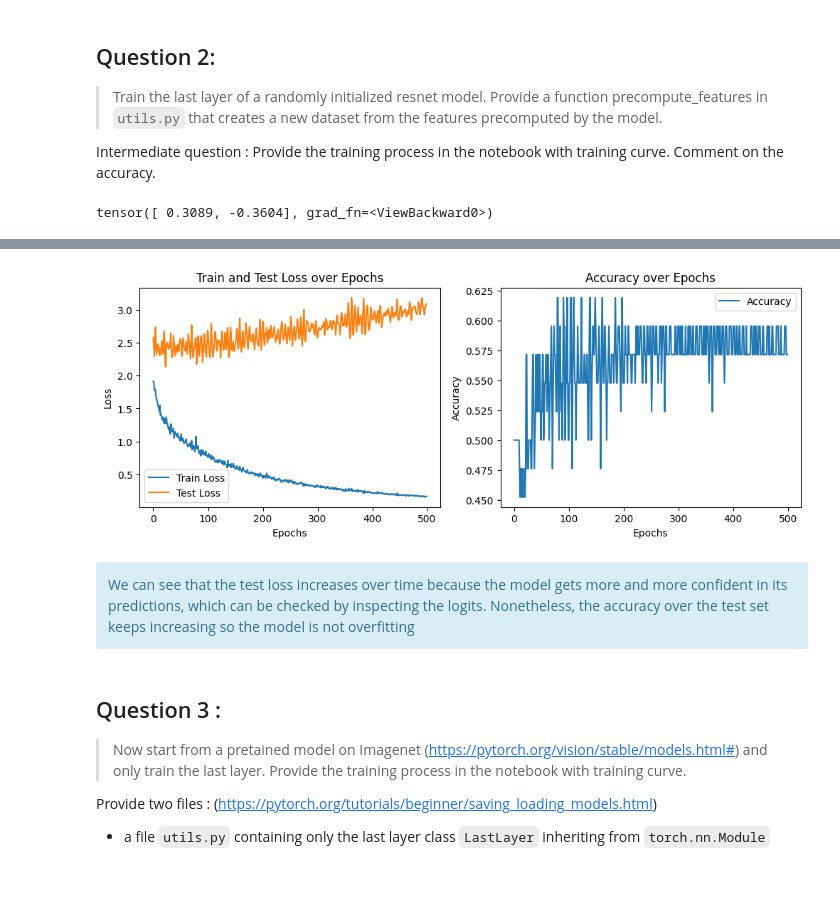
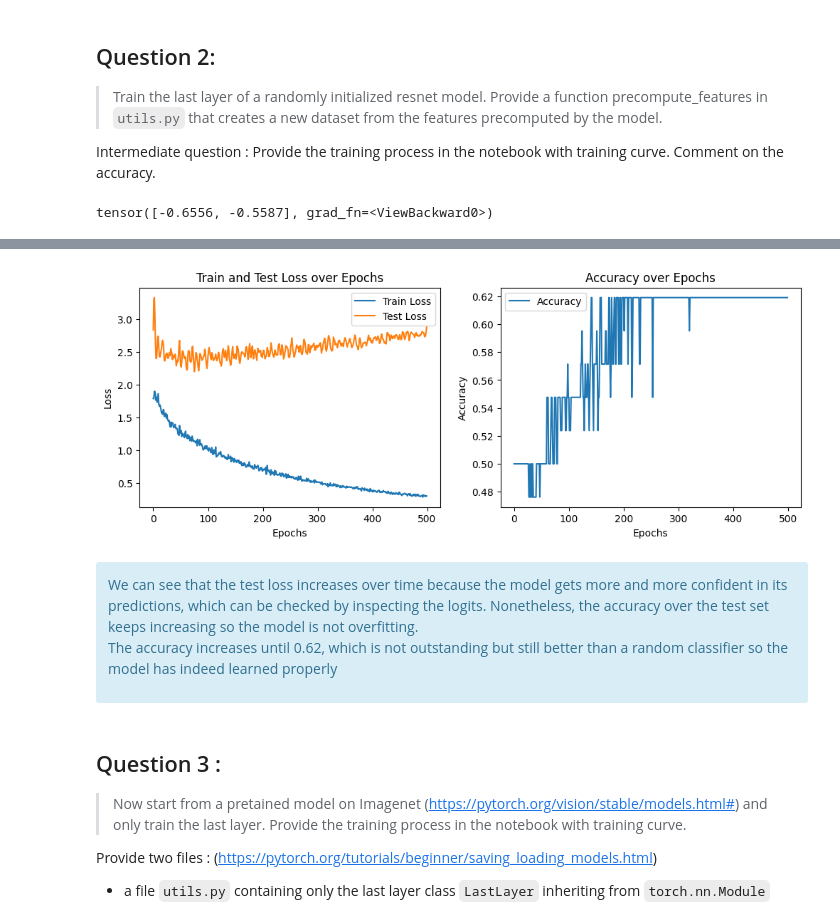
Before and after one commit to matthieuneau/deep-learning-practice, a Jupyter notebook: TP4.ipynb, the cells around one changed output, grey strips where cells are left out. Cells and saved outputs as stored; diff of their text form; code cells hidden in the pictures; blank space fills up the shorter version.

```diff
--- a/TP4.ipynb
+++ b/TP4.ipynb
@@ -127,7 +107,7 @@ last_layer(features_dataset[0][0].unsqueeze(0))
 
 n_epochs = 500
 loss_fn = nn.CrossEntropyLoss()
-optimizer = torch.optim.Adam(last_layer.parameters(), lr=1e-3)
+optimizer = torch.optim.Adam(last_layer.parameters(), lr=5e-4)
 
 
 train_loss_history, test_loss_history, accuracy_history = train(
@@ -141,4 +121,4 @@ train_loss_history, test_loss_history, accuracy_history = train(
 
 plot_training(train_loss_history, test_loss_history, accuracy_history)
 # %% [output]
-tensor([ 0.3089, -0.3604], grad_fn=<ViewBackward0>)
+tensor([-0.6556, -0.5587], grad_fn=<ViewBackward0>)
@@ -150,6 +130,8 @@ Epoch 401, train loss: 0.2111, test loss: 2.8439, accuracy: 0.5952
-[figure, old version]
+[figure, new version]
 # %% [markdown]
-<div class="alert alert-info">  We can see that the test loss increases over time because the model gets more and more confident in its predictions, which can be checked by inspecting the logits. Nonetheless, the accuracy over the test set keeps increasing so the model is not overfitting  </div>
+<div class="alert alert-info">  We can see that the test loss increases over time because the model gets more and more confident in its predictions, which can be checked by inspecting the logits. Nonetheless, the accuracy over the test set keeps increasing so the model is not overfitting.
+
+The accuracy increases until 0.62, which is not outstanding but still better than a random classifier so the model has indeed learned properly  </div>
 # %% [markdown]
 ## Question 3 :
 > Now start from a pretained model on Imagenet (https://pytorch.org/vision/stable/models.html#) and only train the last layer. Provide the training process in the notebook with training curve.
```
Also changed, not shown: parts of 9 cells of this notebook, 1 other file.
